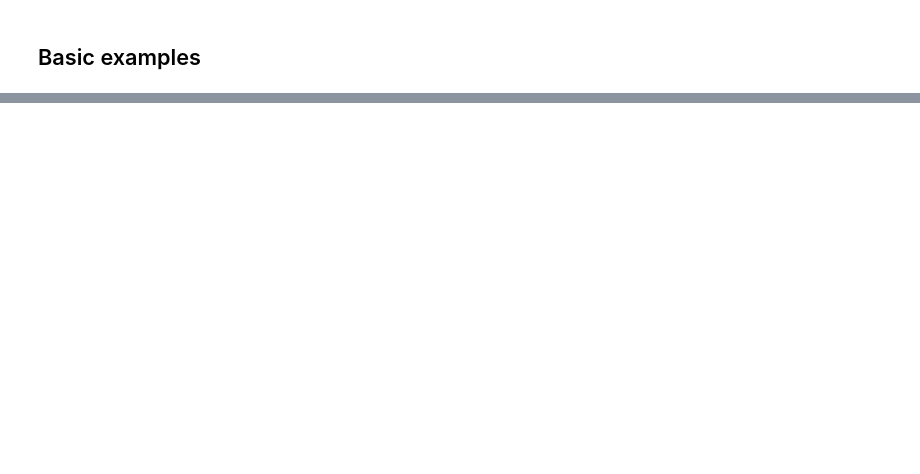
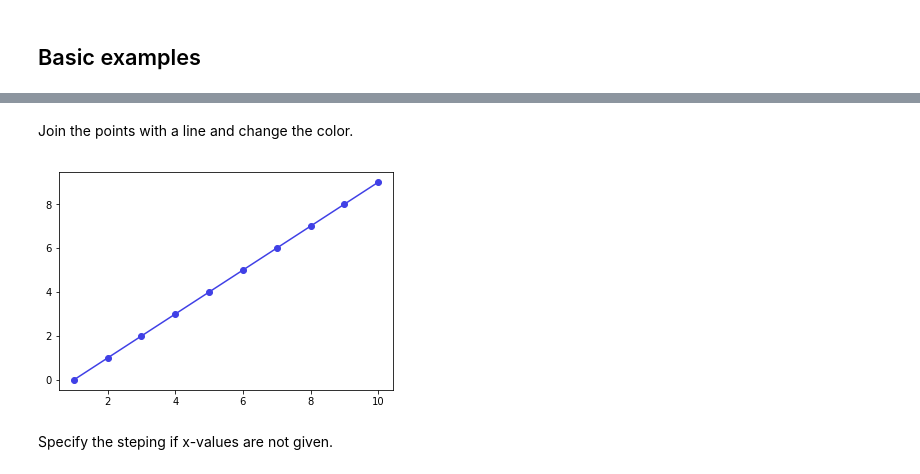
Before and after one commit to JEM-Mosig/blog-garnelo_neural_2018, a Jupyter notebook: doc/ref/list_plot.ipynb, the cells around one changed output, grey strips where cells are left out. Drawn from its saved outputs; the diff is of its cells as text; code cells hidden in the pictures; blank space fills up the shorter version.

Commit message:
Improve list_plot
* Allow multiple functions
* Add Color, joined, plot_style
* Add mesh
* Clean list_plot with helper function _option_value
* Update documentation of list_plot and Color

```diff
--- a/doc/ref/list_plot.ipynb
+++ b/doc/ref/list_plot.ipynb
@@ -19,3 +23,11 @@ list_plot(range(10))
+# %% [markdown]
+Join the points with a line and change the color.
+# %%
+list_plot(range(10), joined=True, plot_style=Color((0.25, 0.25, 0.9)))
+# %% [output]
+[figure, added]
+# %% [markdown]
+Specify the steping if x-values are not given.
 # %%
 list_plot([1, 6, 5], step=(2, 8, 3))
 # %% [output]
```
Also changed, not shown: parts of 9 cells of this notebook, 2 other files.
